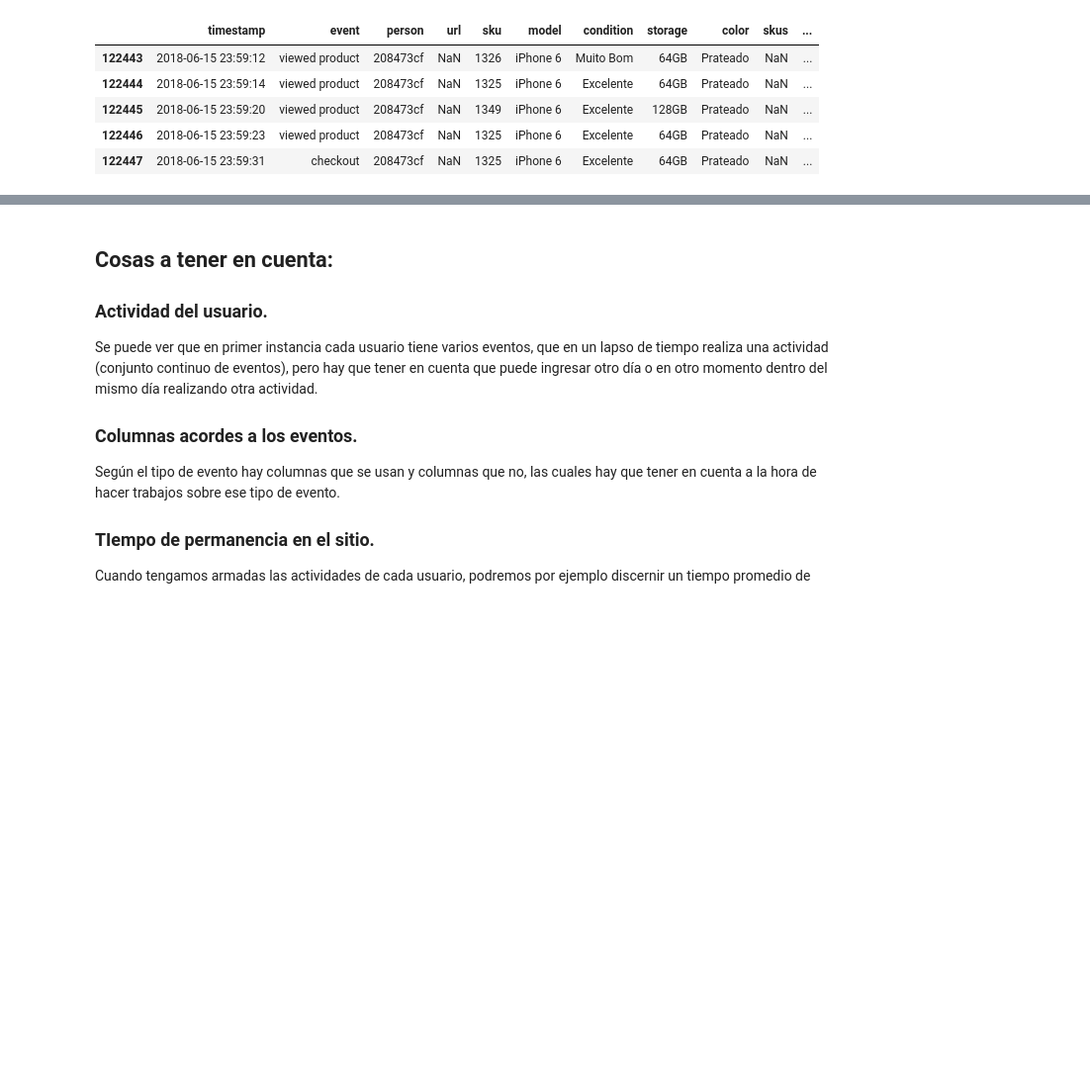
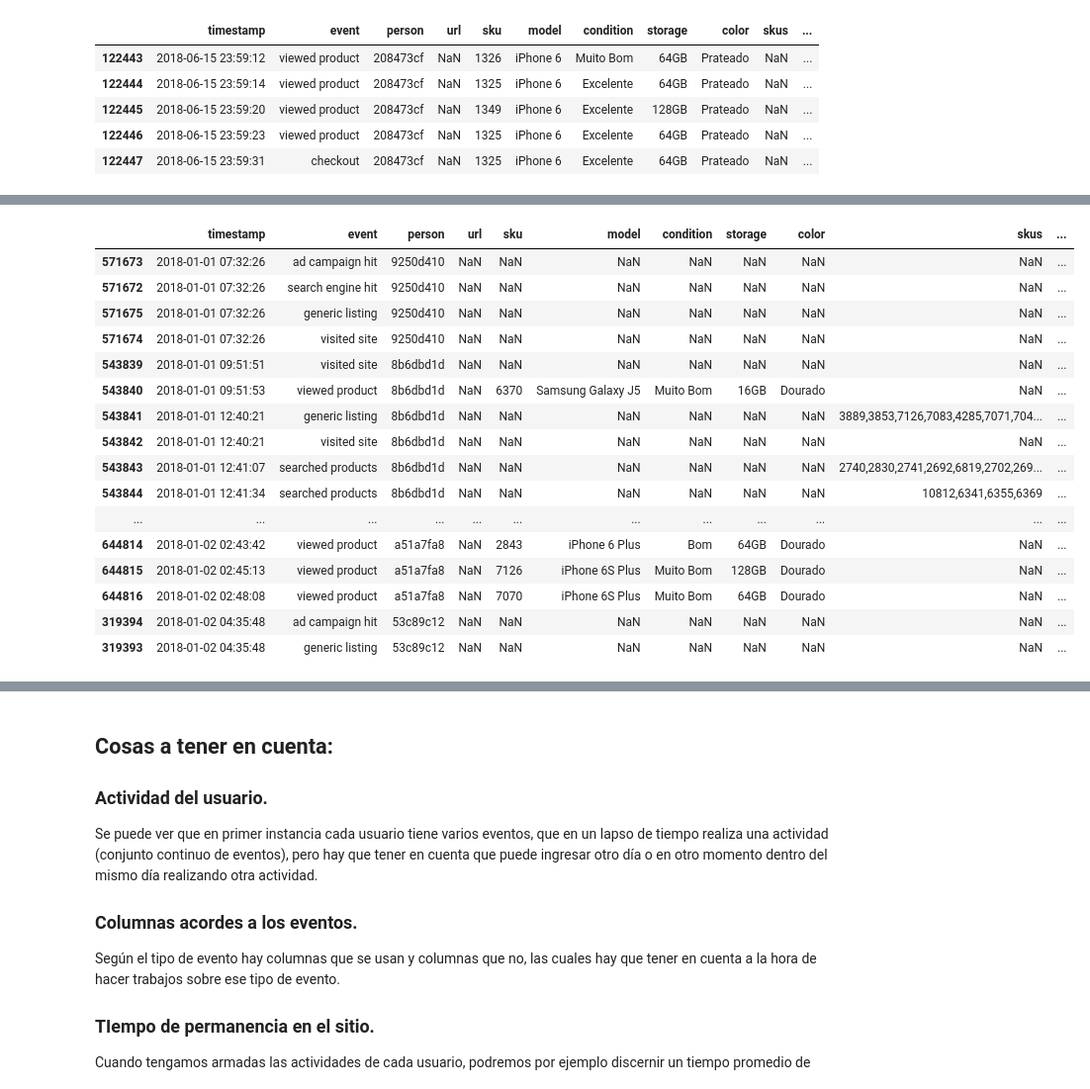
Before and after one commit to asilvestri2020/7506_2C2018, a Jupyter notebook: TP1/Borrador_TP1.ipynb, the cells around one changed output, grey strips where cells are left out. Shown at 99% size. Cells and saved outputs as stored; diff of their text form; code cells hidden in the pictures; blank space fills up the shorter version.

```diff
--- a/TP1/Borrador_TP1.ipynb
+++ b/TP1/Borrador_TP1.ipynb
@@ -233,0 +254,20 @@ eventos['timestamp'] = pd.to_datetime(eventos['timestamp'], infer_datetime_forma
+# %%
+eventos.sort_values(by=['timestamp'], ascending=True).head(50)
+# %% [output]
+|  | timestamp | event | person | url | sku | model | condition | storage | color | skus | ... |
+| 571673 | 2018-01-01 07:32:26 | ad campaign hit | 9250d410 | NaN | NaN | NaN | NaN | NaN | NaN | NaN | ... |
+| 571672 | 2018-01-01 07:32:26 | search engine hit | 9250d410 | NaN | NaN | NaN | NaN | NaN | NaN | NaN | ... |
+| 571675 | 2018-01-01 07:32:26 | generic listing | 9250d410 | NaN | NaN | NaN | NaN | NaN | NaN | NaN | ... |
+| 571674 | 2018-01-01 07:32:26 | visited site | 9250d410 | NaN | NaN | NaN | NaN | NaN | NaN | NaN | ... |
+| 543839 | 2018-01-01 09:51:51 | visited site | 8b6dbd1d | NaN | NaN | NaN | NaN | NaN | NaN | NaN | ... |
+| 543840 | 2018-01-01 09:51:53 | viewed product | 8b6dbd1d | NaN | 6370 | Samsung Galaxy J5 | Muito Bom | 16GB | Dourado | NaN | ... |
+| 543841 | 2018-01-01 12:40:21 | generic listing | 8b6dbd1d | NaN | NaN | NaN | NaN | NaN | NaN | 3889,3853,7126,7083,4285,7071,704... | ... |
+| 543842 | 2018-01-01 12:40:21 | visited site | 8b6dbd1d | NaN | NaN | NaN | NaN | NaN | NaN | NaN | ... |
+| 543843 | 2018-01-01 12:41:07 | searched products | 8b6dbd1d | NaN | NaN | NaN | NaN | NaN | NaN | 2740,2830,2741,2692,6819,2702,269... | ... |
+| 543844 | 2018-01-01 12:41:34 | searched products | 8b6dbd1d | NaN | NaN | NaN | NaN | NaN | NaN | 10812,6341,6355,6369 | ... |
+| ... | ... | ... | ... | ... | ... | ... | ... | ... | ... | ... | ... |
+| 644814 | 2018-01-02 02:43:42 | viewed product | a51a7fa8 | NaN | 2843 | iPhone 6 Plus | Bom | 64GB | Dourado | NaN | ... |
+| 644815 | 2018-01-02 02:45:13 | viewed product | a51a7fa8 | NaN | 7126 | iPhone 6S Plus | Muito Bom | 128GB | Dourado | NaN | ... |
+| 644816 | 2018-01-02 02:48:08 | viewed product | a51a7fa8 | NaN | 7070 | iPhone 6S Plus | Muito Bom | 64GB | Dourado | NaN | ... |
+| 319394 | 2018-01-02 04:35:48 | ad campaign hit | 53c89c12 | NaN | NaN | NaN | NaN | NaN | NaN | NaN | ... |
+| 319393 | 2018-01-02 04:35:48 | generic listing | 53c89c12 | NaN | NaN | NaN | NaN | NaN | NaN | NaN | ... |
```
Also changed, not shown: parts of 12 cells of this notebook, 1 other file.
